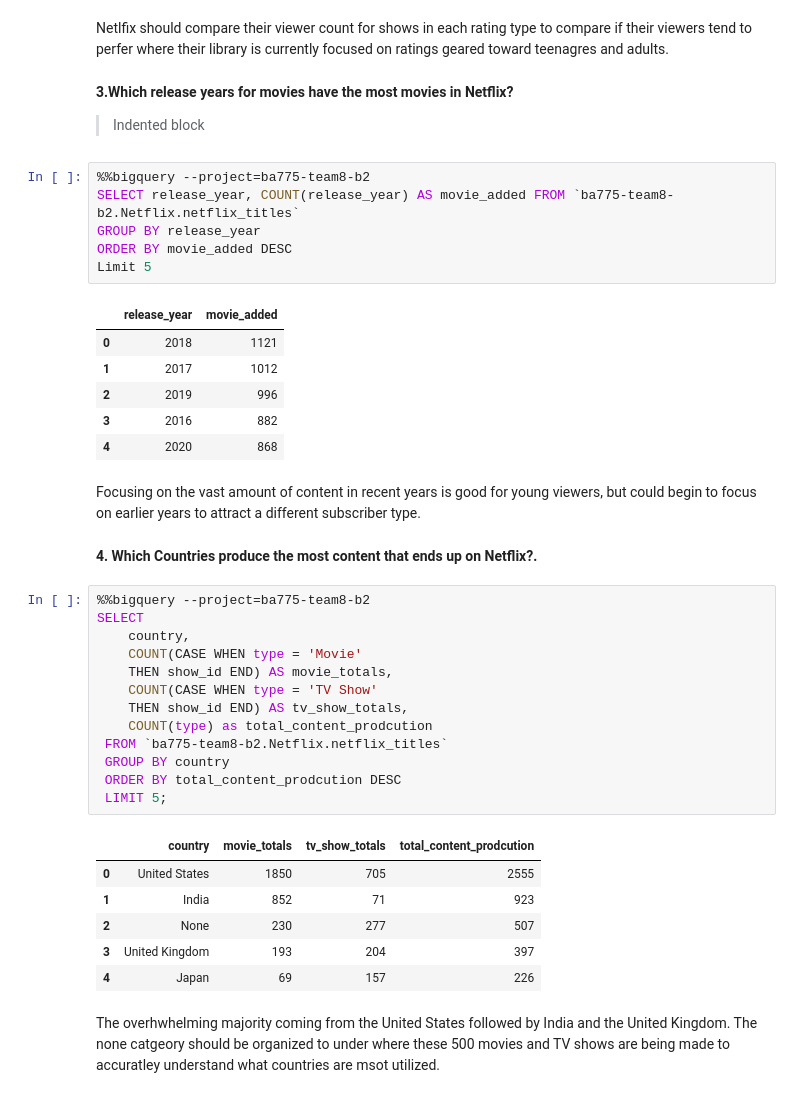
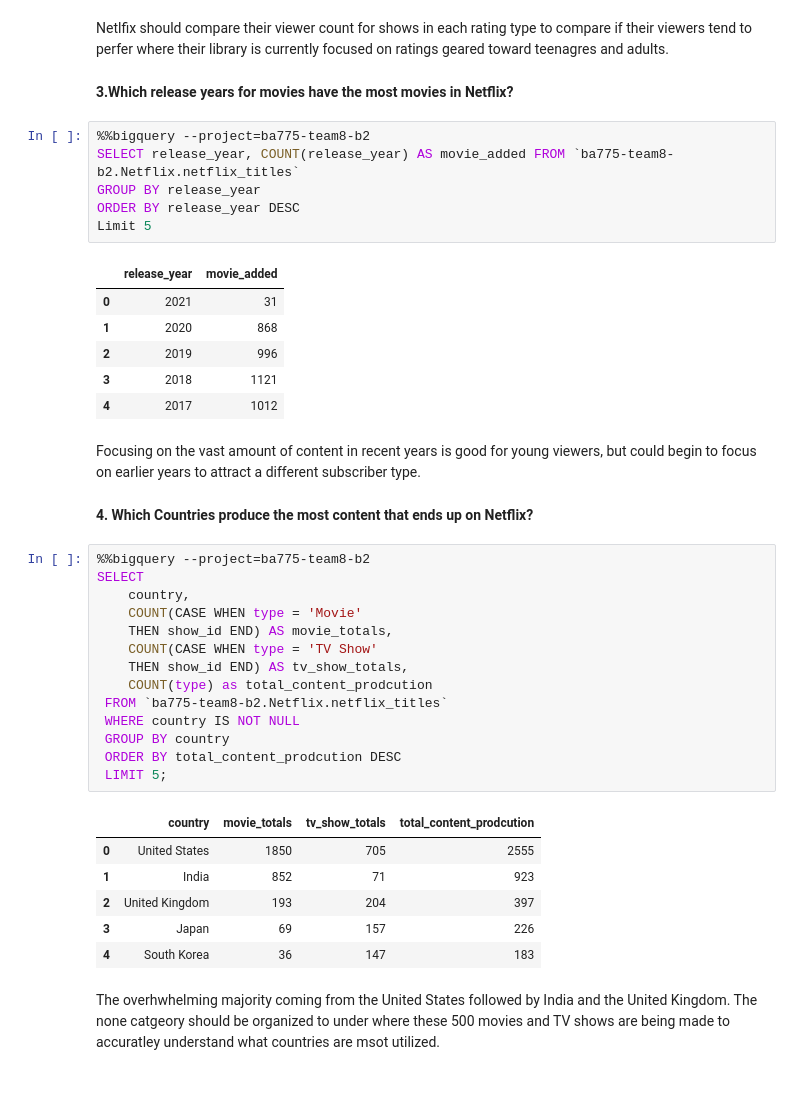
Before and after one commit to aditya248/Netflix-Exploratory-Data-Analysis, a Jupyter notebook: BA775_TeamProject_B2T8.ipynb, the cells around one changed output. Saved outputs shown, nothing was run; the diff lists cells and outputs as text.

```diff
--- a/BA775_TeamProject_B2T8.ipynb
+++ b/BA775_TeamProject_B2T8.ipynb
@@ -55,45 +53,44 @@ Limit 5
 Netlfix should compare their viewer count for shows in each rating type to compare if their viewers tend to perfer where their library is currently focused on ratings geared toward teenagres and adults.
 # %% [markdown]
 **3.Which release years for movies have the most movies in Netflix?**
-
-> Indented block
 # %%
 %%bigquery --project=ba775-team8-b2
 SELECT release_year, COUNT(release_year) AS movie_added FROM `ba775-team8-b2.Netflix.netflix_titles`
 GROUP BY release_year
-ORDER BY movie_added DESC
+ORDER BY release_year DESC
 Limit 5
 # %% [output]
 |  | release_year | movie_added |
-| 0 | 2018 | 1121 |
-| 1 | 2017 | 1012 |
+| 0 | 2021 | 31 |
+| 1 | 2020 | 868 |
 | 2 | 2019 | 996 |
-| 3 | 2016 | 882 |
-| 4 | 2020 | 868 |
+| 3 | 2018 | 1121 |
+| 4 | 2017 | 1012 |
 # %% [markdown]
 Focusing on the vast amount of content in recent years is good for young viewers, but could begin to focus on earlier years to attract a different subscriber type.
 # %% [markdown]
-**4. Which Countries produce the most content that ends up on Netflix?.**
+**4. Which Countries produce the most content that ends up on Netflix?**
 # %%
 %%bigquery --project=ba775-team8-b2
 SELECT
     country,
     COUNT(CASE WHEN type = 'Movie'
     THEN show_id END) AS movie_totals,
     COUNT(CASE WHEN type = 'TV Show'
     THEN show_id END) AS tv_show_totals,
     COUNT(type) as total_content_prodcution
  FROM `ba775-team8-b2.Netflix.netflix_titles`
+ WHERE country IS NOT NULL
  GROUP BY country
  ORDER BY total_content_prodcution DESC
  LIMIT 5;
 # %% [output]
 |  | country | movie_totals | tv_show_totals | total_content_prodcution |
 | 0 | United States | 1850 | 705 | 2555 |
 | 1 | India | 852 | 71 | 923 |
-| 2 | None | 230 | 277 | 507 |
-| 3 | United Kingdom | 193 | 204 | 397 |
-| 4 | Japan | 69 | 157 | 226 |
+| 2 | United Kingdom | 193 | 204 | 397 |
+| 3 | Japan | 69 | 157 | 226 |
+| 4 | South Korea | 36 | 147 | 183 |
 # %% [markdown]
 The overhwhelming majority coming from the United States followed by India and the United Kingdom. The none catgeory should be organized to under where these 500 movies and TV shows are being made to accuratley understand what countries are msot utilized.
 # %% [markdown]
```
Also changed, not shown: parts of 12 cells of this notebook.
